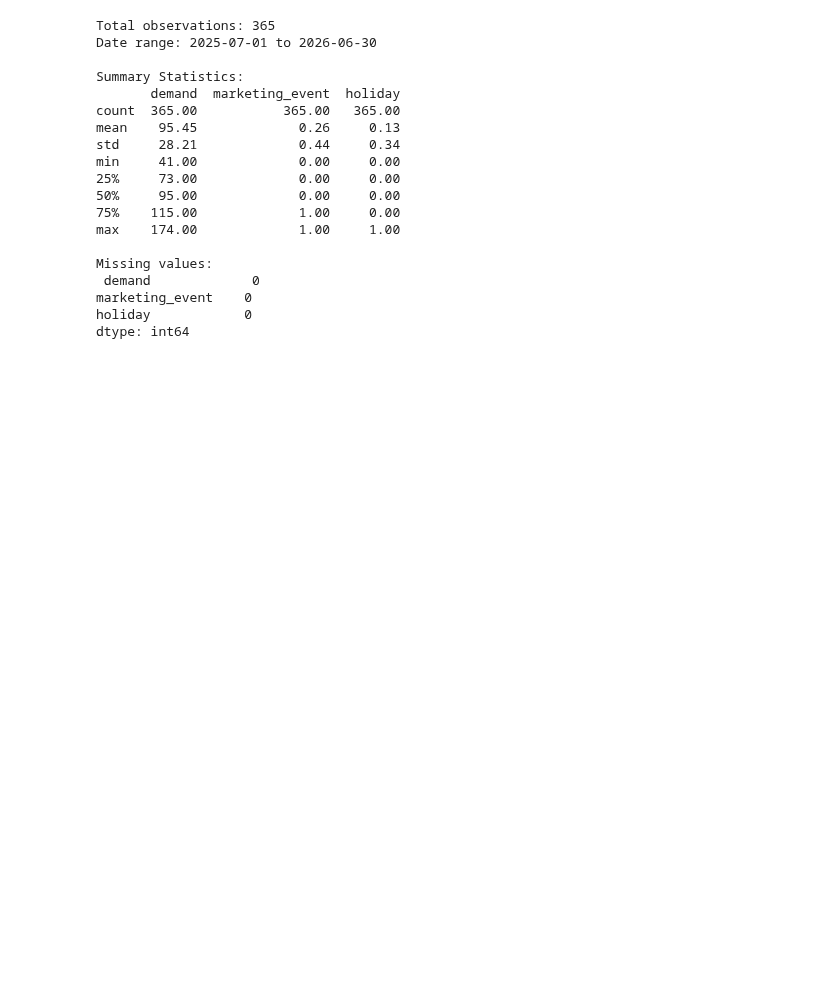
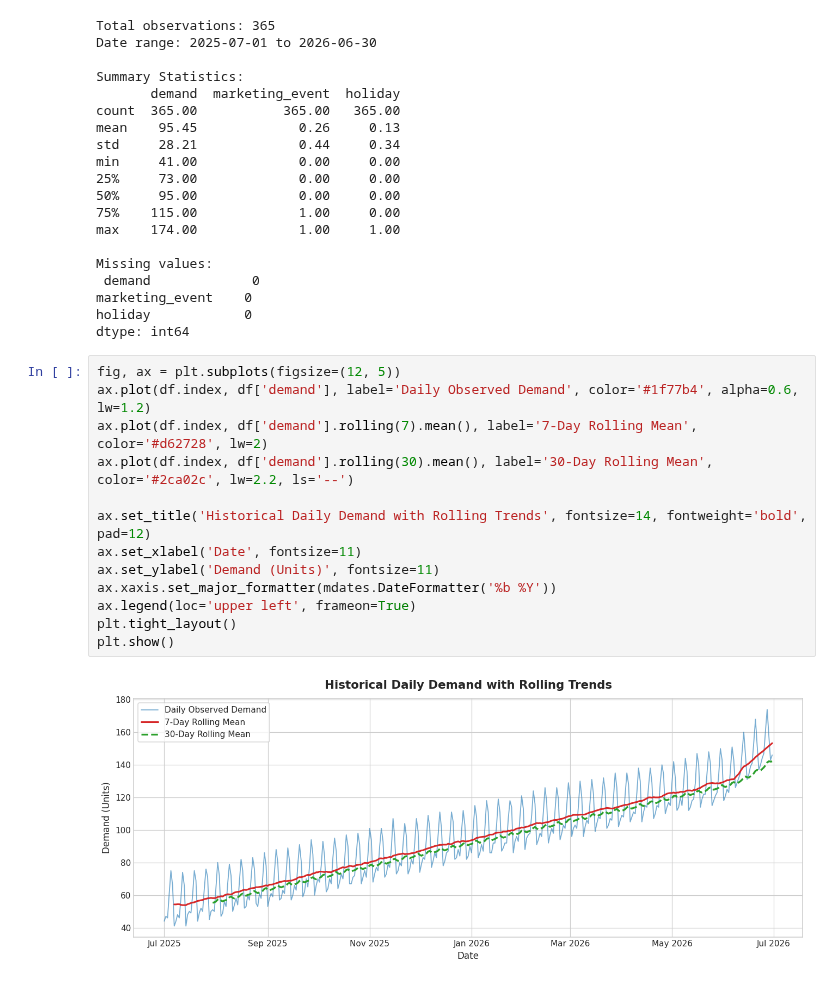
Before and after one commit to amitsinghbhadouriya/Data-science-with-python-and-R-intern-tasks, a Jupyter notebook: time_series_forecasting_task/Time_Series_Forecasting_ARIMA_Prophet.ipynb, the cells around one changed output. Saved outputs shown, nothing was run; the diff lists cells and outputs as text; blank space fills up the shorter version.

Commit message:
feat(forecasting): plot historical daily demand with rolling mean and variance

```diff
--- a/time_series_forecasting_task/Time_Series_Forecasting_ARIMA_Prophet.ipynb
+++ b/time_series_forecasting_task/Time_Series_Forecasting_ARIMA_Prophet.ipynb
@@ -77,3 +77,18 @@ Missing values:
 marketing_event    0
 holiday            0
 dtype: int64
+# %%
+fig, ax = plt.subplots(figsize=(12, 5))
+ax.plot(df.index, df['demand'], label='Daily Observed Demand', color='#1f77b4', alpha=0.6, lw=1.2)
+ax.plot(df.index, df['demand'].rolling(7).mean(), label='7-Day Rolling Mean', color='#d62728', lw=2)
+ax.plot(df.index, df['demand'].rolling(30).mean(), label='30-Day Rolling Mean', color='#2ca02c', lw=2.2, ls='--')
+
+ax.set_title('Historical Daily Demand with Rolling Trends', fontsize=14, fontweight='bold', pad=12)
+ax.set_xlabel('Date', fontsize=11)
+ax.set_ylabel('Demand (Units)', fontsize=11)
+ax.xaxis.set_major_formatter(mdates.DateFormatter('%b %Y'))
+ax.legend(loc='upper left', frameon=True)
+plt.tight_layout()
+plt.show()
+# %% [output]
+[figure, added]
```
